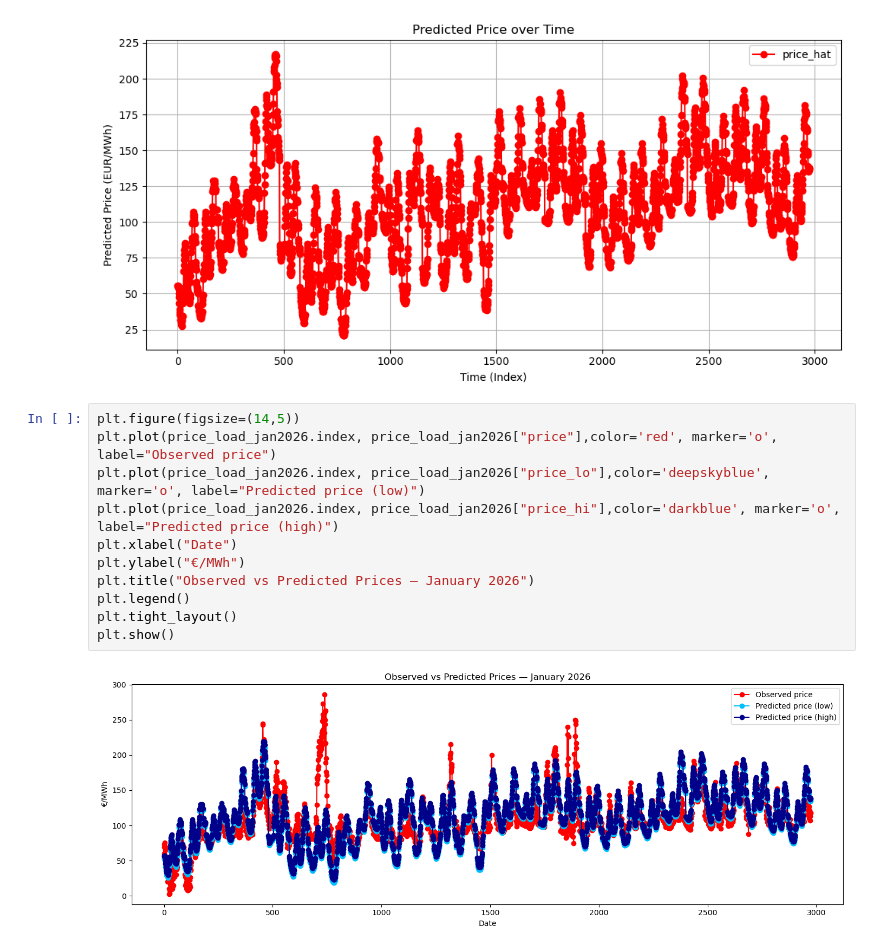
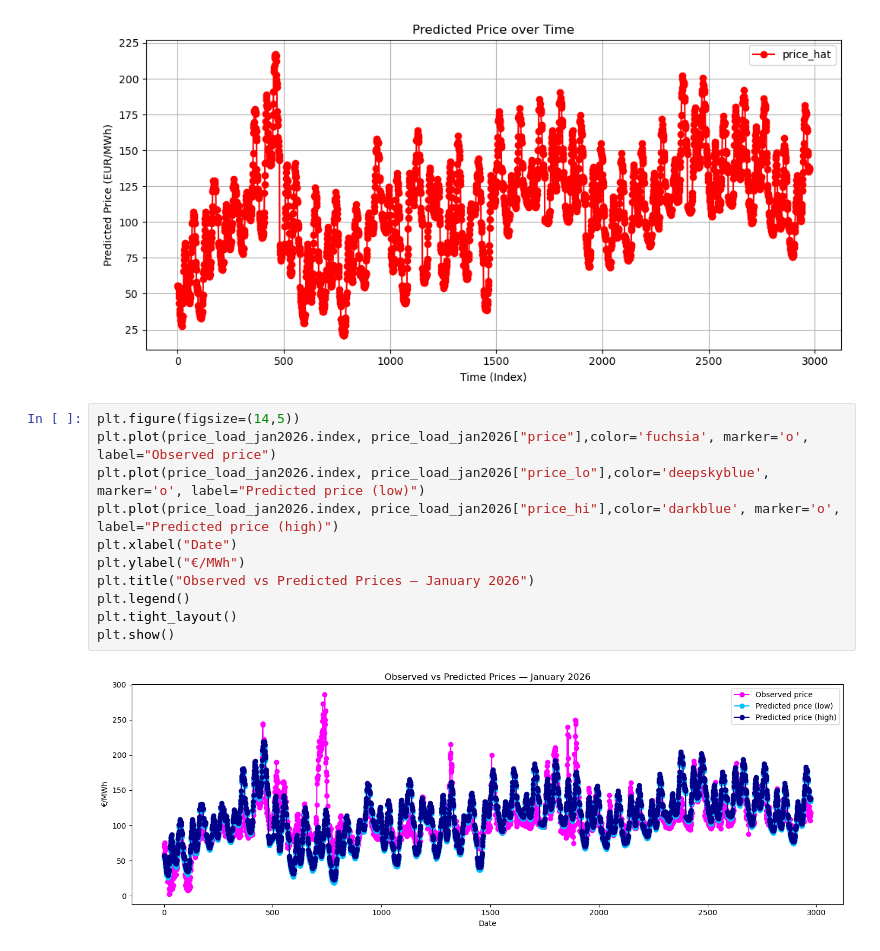
Before and after one commit to nickleu/EnergyMarket_NL, a Jupyter notebook: Notebooks/03_conditional_linear_models.ipynb, the cells around one changed output. Cells and saved outputs as stored; diff of their text form.

```diff
--- a/Notebooks/03_conditional_linear_models.ipynb
+++ b/Notebooks/03_conditional_linear_models.ipynb
@@ -164,14 +164,14 @@ plt.show()
 [figure]
 # %%
 plt.figure(figsize=(14,5))
-plt.plot(price_load_jan2026.index, price_load_jan2026["price"],color='red', marker='o', label="Observed price")
+plt.plot(price_load_jan2026.index, price_load_jan2026["price"],color='fuchsia', marker='o', label="Observed price")
 plt.plot(price_load_jan2026.index, price_load_jan2026["price_lo"],color='deepskyblue', marker='o', label="Predicted price (low)")
 plt.plot(price_load_jan2026.index, price_load_jan2026["price_hi"],color='darkblue', marker='o', label="Predicted price (high)")
 plt.xlabel("Date")
 plt.ylabel("€/MWh")
 plt.title("Observed vs Predicted Prices — January 2026")
 plt.legend()
 plt.tight_layout()
 plt.show()
 # %% [output]
-[figure, old version]
+[figure, new version]
```
Also changed, not shown: parts of 3 cells of this notebook, 1 other file.
